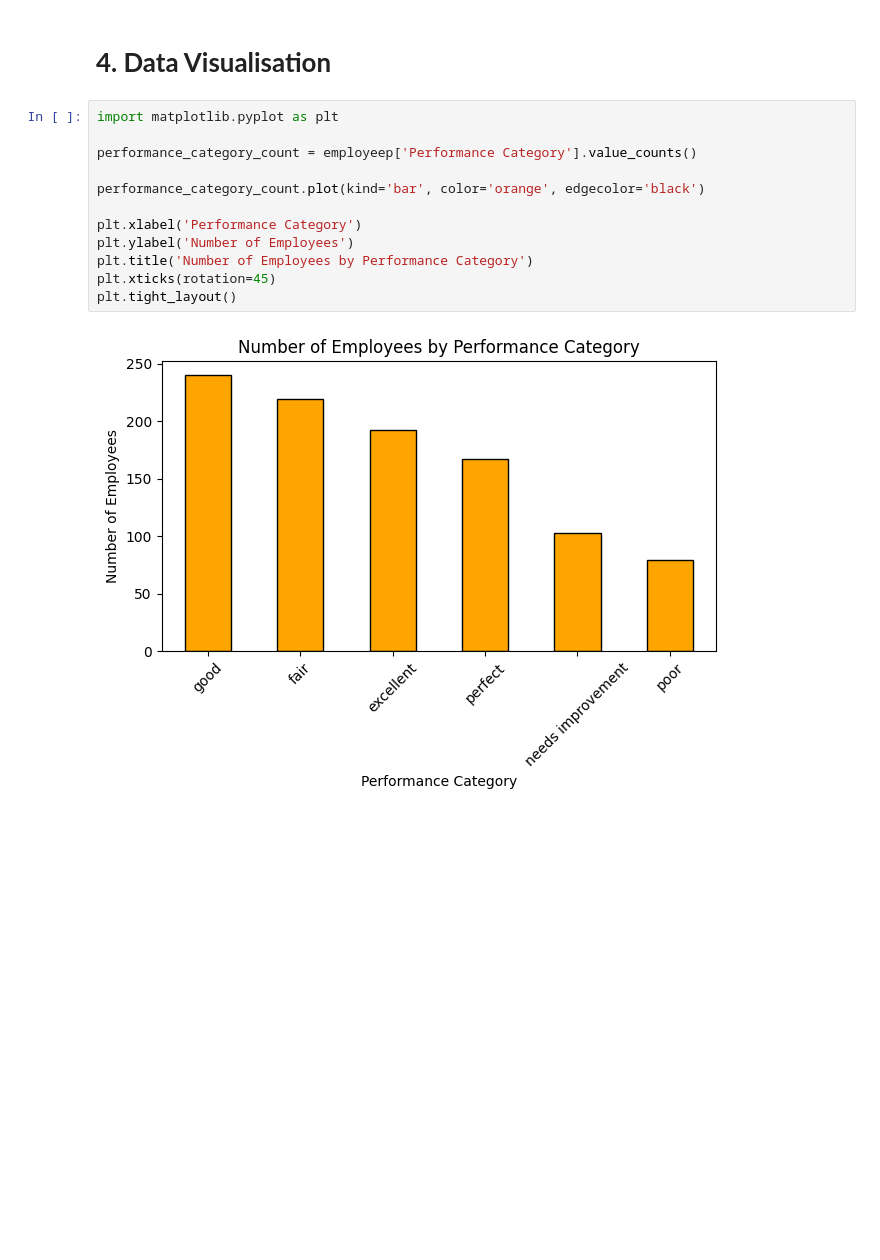
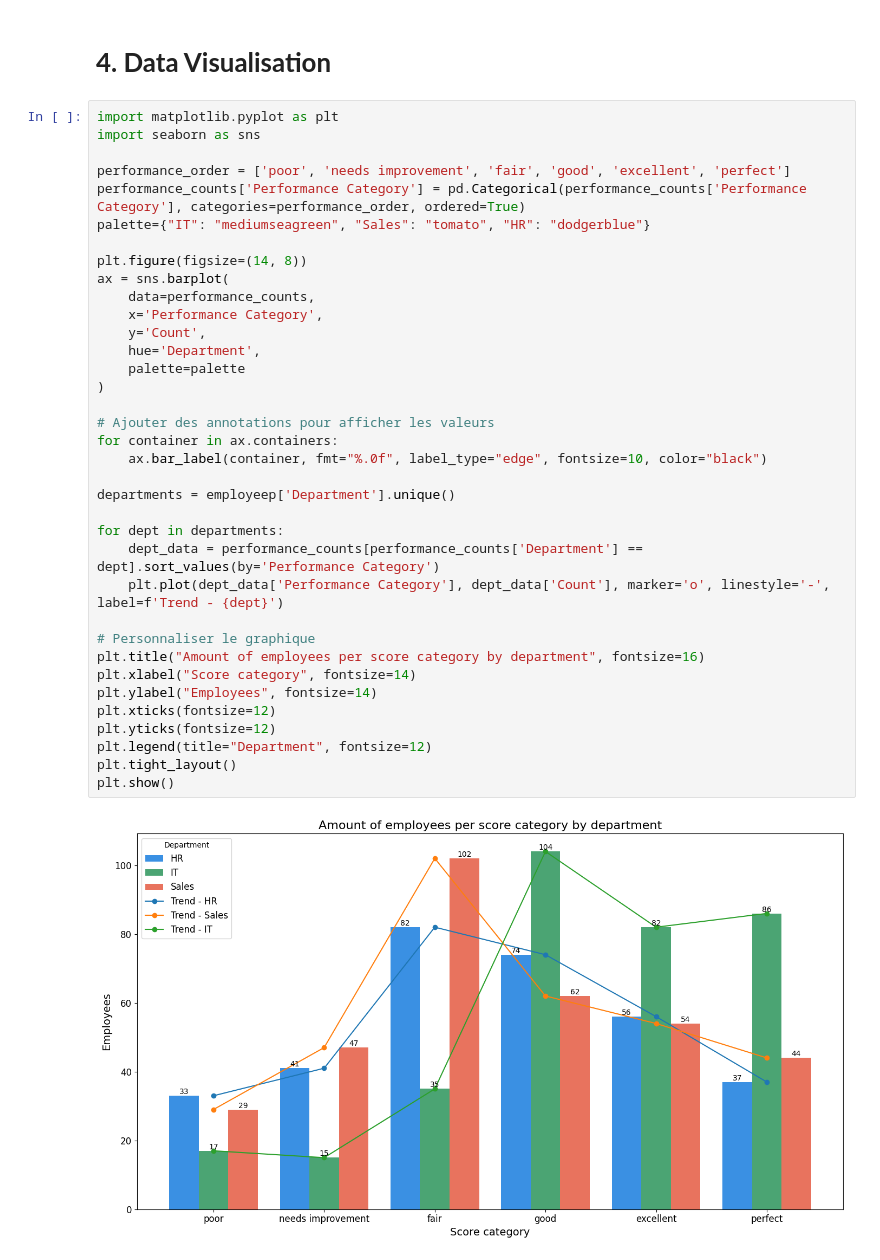
Before and after one commit to mathpoirot/Python-for-Business-Analytics-Class, a Jupyter notebook: POIROT_Mathilde_Python_PROJECT.ipynb, the cells around one changed output. Saved outputs shown, nothing was run; the diff lists cells and outputs as text; blank space fills up the shorter version.

```diff
--- a/POIROT_Mathilde_Python_PROJECT.ipynb
+++ b/POIROT_Mathilde_Python_PROJECT.ipynb
@@ -414,17 +414,41 @@ Correlation between Salary and Performance Score: 0.05963359925060133
 The correlation is near 0. Thus, it is very low and it means that **Performance Score and Salary don't seem to be correlated**. Thus, employees earning a higher wage won't have a better performance than low wage employees.
 # %% [markdown]
 # **4. Data Visualisation**
-# %%
-import matplotlib.pyplot as plt
-
-performance_category_count = employeep['Performance Category'].value_counts()
-
-performance_category_count.plot(kind='bar', color='orange', edgecolor='black')
-
-plt.xlabel('Performance Category')
-plt.ylabel('Number of Employees')
-plt.title('Number of Employees by Performance Category')
-plt.xticks(rotation=45)
-plt.tight_layout()
-# %% [output]
-[figure, removed]
+# %%
+import matplotlib.pyplot as plt
+import seaborn as sns
+
+performance_order = ['poor', 'needs improvement', 'fair', 'good', 'excellent', 'perfect']
+performance_counts['Performance Category'] = pd.Categorical(performance_counts['Performance Category'], categories=performance_order, ordered=True)
+palette={"IT": "mediumseagreen", "Sales": "tomato", "HR": "dodgerblue"}
+
+plt.figure(figsize=(14, 8))
+ax = sns.barplot(
+    data=performance_counts,
+    x='Performance Category',
+    y='Count',
+    hue='Department',
+    palette=palette
+)
+
+# Ajouter des annotations pour afficher les valeurs
+for container in ax.containers:
+    ax.bar_label(container, fmt="%.0f", label_type="edge", fontsize=10, color="black")
+
+departments = employeep['Department'].unique()
+
+for dept in departments:
+    dept_data = performance_counts[performance_counts['Department'] == dept].sort_values(by='Performance Category')
+    plt.plot(dept_data['Performance Category'], dept_data['Count'], marker='o', linestyle='-', label=f'Trend - {dept}')
+
+# Personnaliser le graphique
+plt.title("Amount of employees per score category by department", fontsize=16)
+plt.xlabel("Score category", fontsize=14)
+plt.ylabel("Employees", fontsize=14)
+plt.xticks(fontsize=12)
+plt.yticks(fontsize=12)
+plt.legend(title="Department", fontsize=12)
+plt.tight_layout()
+plt.show()
+# %% [output]
+[figure, added]
```
